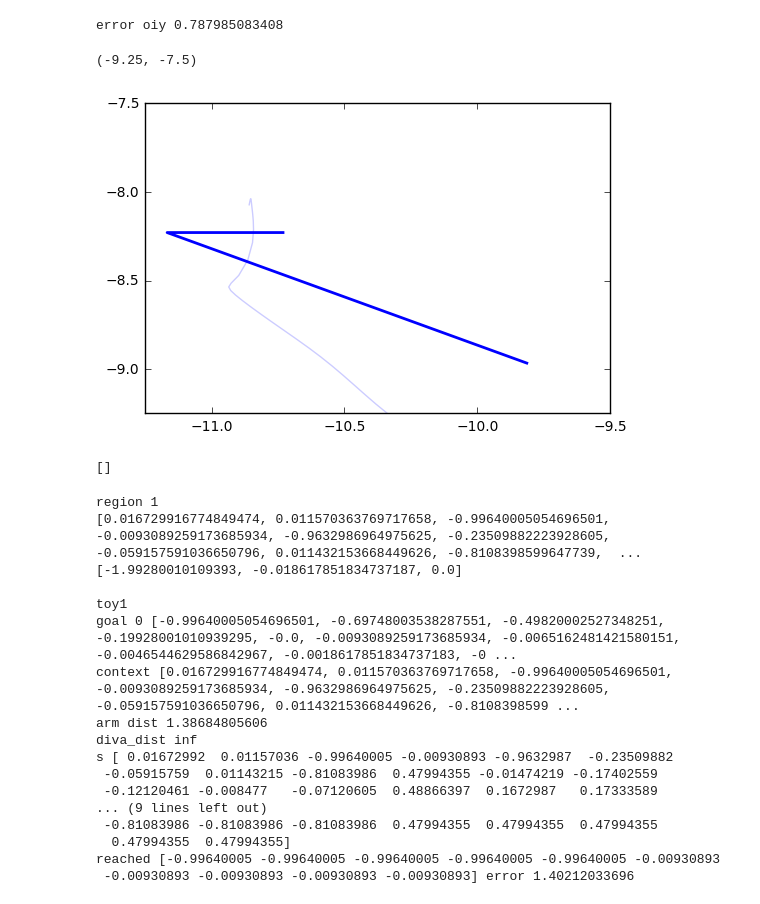
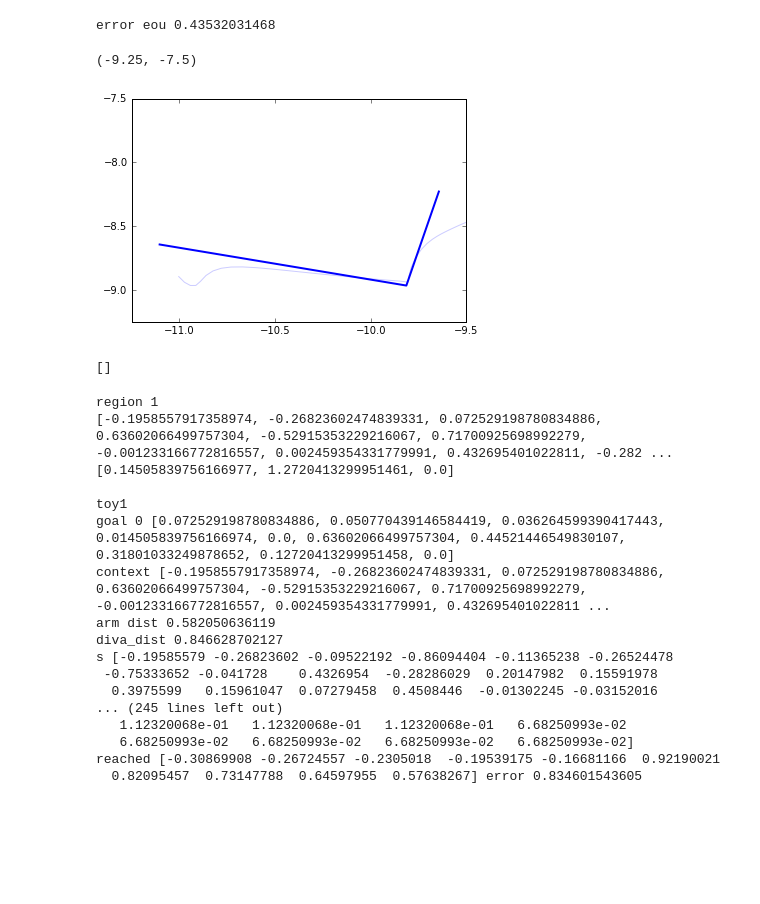
Before and after one commit to sebastien-forestier/CogSci2017, a Jupyter notebook: notebook/test_learning.ipynb, the cells around one changed output. Drawn from its saved outputs; the diff is of its cells as text; code cells hidden in the pictures; blank space fills up the shorter version.

```diff
--- a/notebook/test_learning.ipynb
+++ b/notebook/test_learning.ipynb
@@ -9,7 +9,7 @@ import numpy as np
 
 %matplotlib inline
 
-iterations = 30000
+iterations = 20000
 
 environment = CogSci2017Environment(gui=False, audio=False)
 
@@ -60,26 +44,26 @@ Prediction progress of mod13 :  0.122986166284
 # %%
 #for hs in human_sounds:
-hs = "oiy"
+hs = "eou"
 agent.modules["mod13"].sm.sigma_expl = np.array([0.1]*28)
 #print agent.modules["mod13"].sm.sigma_expl
 m = agent.modules["mod13"].inverse(np.array(environment.human_sounds_traj_std[hs]), explore=True)
 #print m
 s = environment.update([0.]*21 + list(m))
 s_traj = environment.diva_traj
 #print s_traj
 error = np.linalg.norm(np.array(environment.human_sounds_traj[hs]) - np.array([f[0] for f in s_traj[[0, 12, 24, 37, 49]]] + [f[1] for f in s_traj[[0, 12, 24, 37, 49]]]))
 print "error", hs, error
 
 
 plt.plot([-f[1] for f in s_traj], [-f[0] for f in s_traj], color="b", alpha=0.2)
 plt.plot(- np.array(environment.human_sounds_traj[hs][5:]), -np.array(environment.human_sounds_traj[hs][:5]), lw=2)
 
 plt.xlim([-11.25,-9.5])
 plt.ylim([-9.25, -7.5])
 # %% [output]
-error oiy 0.787985083408
+error eou 0.43532031468
 (-9.25, -7.5)
-[figure, old version]
+[figure, new version]
 # %%
 
 for i in range(100):
@@ -98,7 +82,7 @@ print agent.modules["mod10"].sm.model.imodel.fmodel.dataset.data[1]
 []
 # %%
 # TEST EVAL
-n_goals = 1
+n_goals = 10
 
 eval_results = {}
 
@@ -108,7 +92,7 @@ for region in [1]:
     eval_results[region] = {}
     for i in range(n_goals):
         eval_results[region][i] = {}
-        #environment.reset_toys()
+        environment.reset_toys()
         print environment.get_current_context()
         print environment.current_toy1
         for toy in ["toy1"]:
@@ -173,22 +157,22 @@ for region in [1]:
             eval_results[region][i][toy]["diva_dist"] = diva_dist
 # %% [output]
 region 1
-[0.016729916774849474, 0.011570363769717658, -0.99640005054696501, -0.0093089259173685934, -0.9632986964975625, -0.23509882223928605, -0.059157591036650796, 0.011432153668449626, -0.8108398599647739,  ...
-[-1.99280010109393, -0.018617851834737187, 0.0]
+[-0.1958557917358974, -0.26823602474839331, 0.072529198780834886, 0.63602066499757304, -0.52915353229216067, 0.71700925698992279, -0.001233166772816557, 0.002459354331779991, 0.432695401022811, -0.282 ...
+[0.14505839756166977, 1.2720413299951461, 0.0]
 
 toy1
-goal 0 [-0.99640005054696501, -0.69748003538287551, -0.49820002527348251, -0.19928001010939295, -0.0, -0.0093089259173685934, -0.0065162481421580151, -0.0046544629586842967, -0.0018617851834737183, -0 ...
-context [0.016729916774849474, 0.011570363769717658, -0.99640005054696501, -0.0093089259173685934, -0.9632986964975625, -0.23509882223928605, -0.059157591036650796, 0.011432153668449626, -0.8108398599 ...
-arm dist 1.38684805606
-diva_dist inf
-s [ 0.01672992  0.01157036 -0.99640005 -0.00930893 -0.9632987  -0.23509882
- -0.05915759  0.01143215 -0.81083986  0.47994355 -0.01474219 -0.17402559
- -0.12120461 -0.008477   -0.07120605  0.48866397  0.1672987   0.17333589
-... (9 lines left out)
- -0.81083986 -0.81083986 -0.81083986  0.47994355  0.47994355  0.47994355
-  0.47994355  0.47994355]
-reached [-0.99640005 -0.99640005 -0.99640005 -0.99640005 -0.99640005 -0.00930893
- -0.00930893 -0.00930893 -0.00930893 -0.00930893] error 1.40212033696
+goal 0 [0.072529198780834886, 0.050770439146584419, 0.036264599390417443, 0.014505839756166974, 0.0, 0.63602066499757304, 0.44521446549830107, 0.31801033249878652, 0.12720413299951458, 0.0]
+context [-0.1958557917358974, -0.26823602474839331, 0.072529198780834886, 0.63602066499757304, -0.52915353229216067, 0.71700925698992279, -0.001233166772816557, 0.002459354331779991, 0.432695401022811 ...
+arm dist 0.582050636119
+diva_dist 0.846628702127
+s [-0.19585579 -0.26823602 -0.09522192 -0.86094404 -0.11365238 -0.26524478
+ -0.75333652 -0.041728    0.4326954  -0.28286029  0.20147982  0.15591978
+  0.3975599   0.15961047  0.07279458  0.4508446  -0.01302245 -0.03152016
+... (245 lines left out)
+   1.12320068e-01   1.12320068e-01   1.12320068e-01   6.68250993e-02
+   6.68250993e-02   6.68250993e-02   6.68250993e-02   6.68250993e-02]
+reached [-0.30869908 -0.26724557 -0.2305018  -0.19539175 -0.16681166  0.92190021
+  0.82095457  0.73147788  0.64597955  0.57638267] error 0.834601543605
 # %%
 print environment.get_current_context()
 print environment.current_toy1
```
Also changed, not shown: parts of 3 cells of this notebook, 4 other files.
